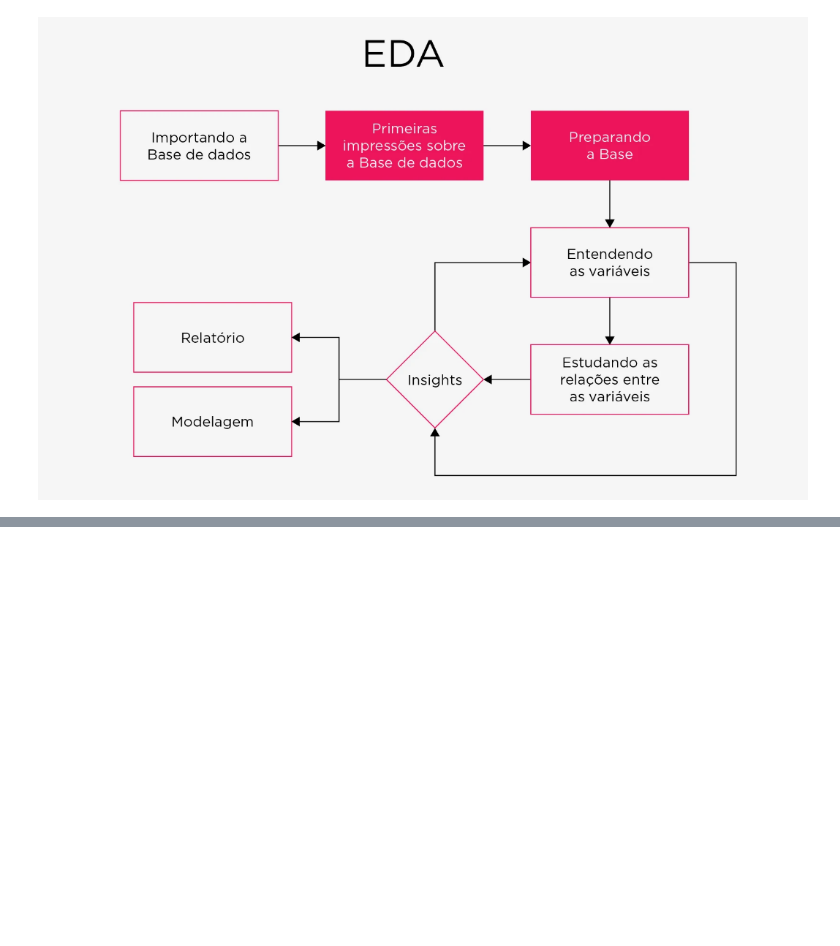
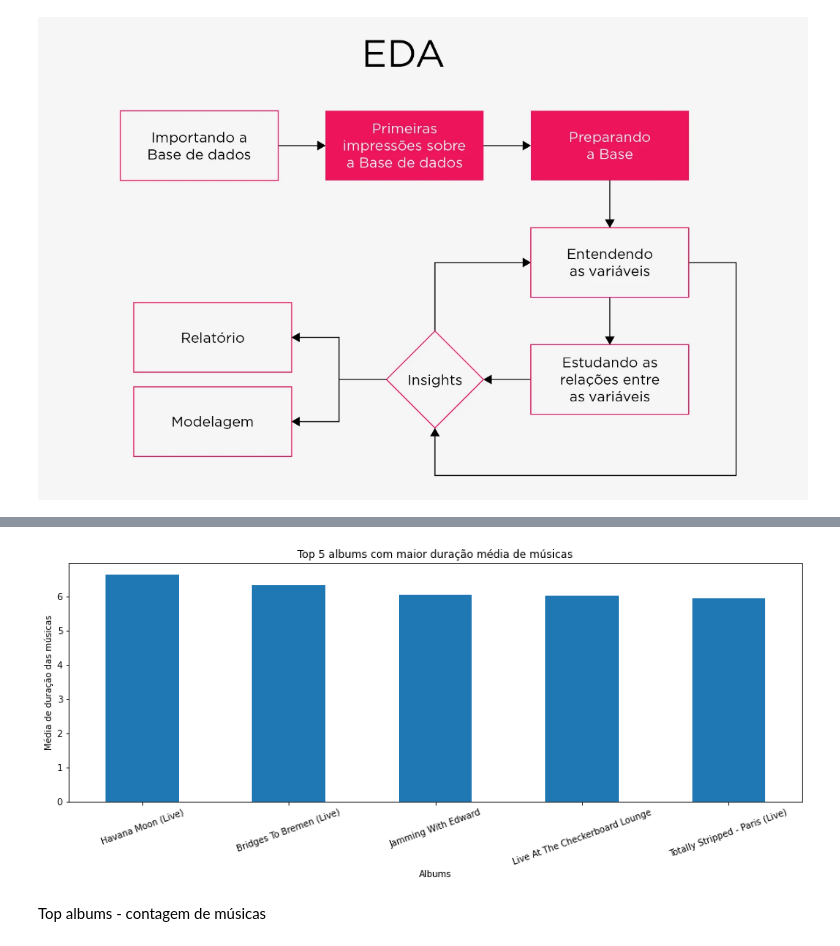
Before and after one commit to rfelipesilva/pos-tech-data-analytics, a Jupyter notebook: fase_02_machine_learning_and_time_series/jupyter/01-machine learning com python.ipynb, the cells around one changed output, grey strips where cells are left out. Drawn from its saved outputs; the diff is of its cells as text; code cells hidden in the pictures; blank space fills up the shorter version.

Commit message:
analyzing spotify data

```diff
--- a/fase_02_machine_learning_and_time_series/jupyter/01-machine learning com python.ipynb
+++ b/fase_02_machine_learning_and_time_series/jupyter/01-machine learning com python.ipynb
@@ -598,0 +601,3 @@ Image(filename='../images/eda-process.PNG')
+# %%
+df = pd.read_excel('../data/dataset_rolling_stones.xlsx')
+df.info()
@@ -598,0 +688,3 @@ Image(filename='../images/eda-process.PNG')
+# %%
+df['duracao_em_min'] = df['duration_ms'] / 60000
+df.head()
@@ -598,0 +730,3 @@ Image(filename='../images/eda-process.PNG')
+# %%
+df_maior_duracao_musica = df.groupby('album')['duracao_em_min'].mean().sort_values(ascending=False)
+df_maior_duracao_musica
@@ -598,0 +747,11 @@ Image(filename='../images/eda-process.PNG')
+# %%
+plt.figure(figsize=(15,5))
+df_maior_duracao_musica.head(5).plot(kind='bar', rot=20)
+plt.xlabel('Albums')
+plt.ylabel('Média de duração das músicas')
+plt.title('Top 5 albums com maior duração média de músicas')
+plt.show()
+# %% [output]
+[figure, added]
+# %% [markdown]
+Top albums - contagem de músicas
```
Also changed, not shown: parts of 40 cells of this notebook, 1 other file.
